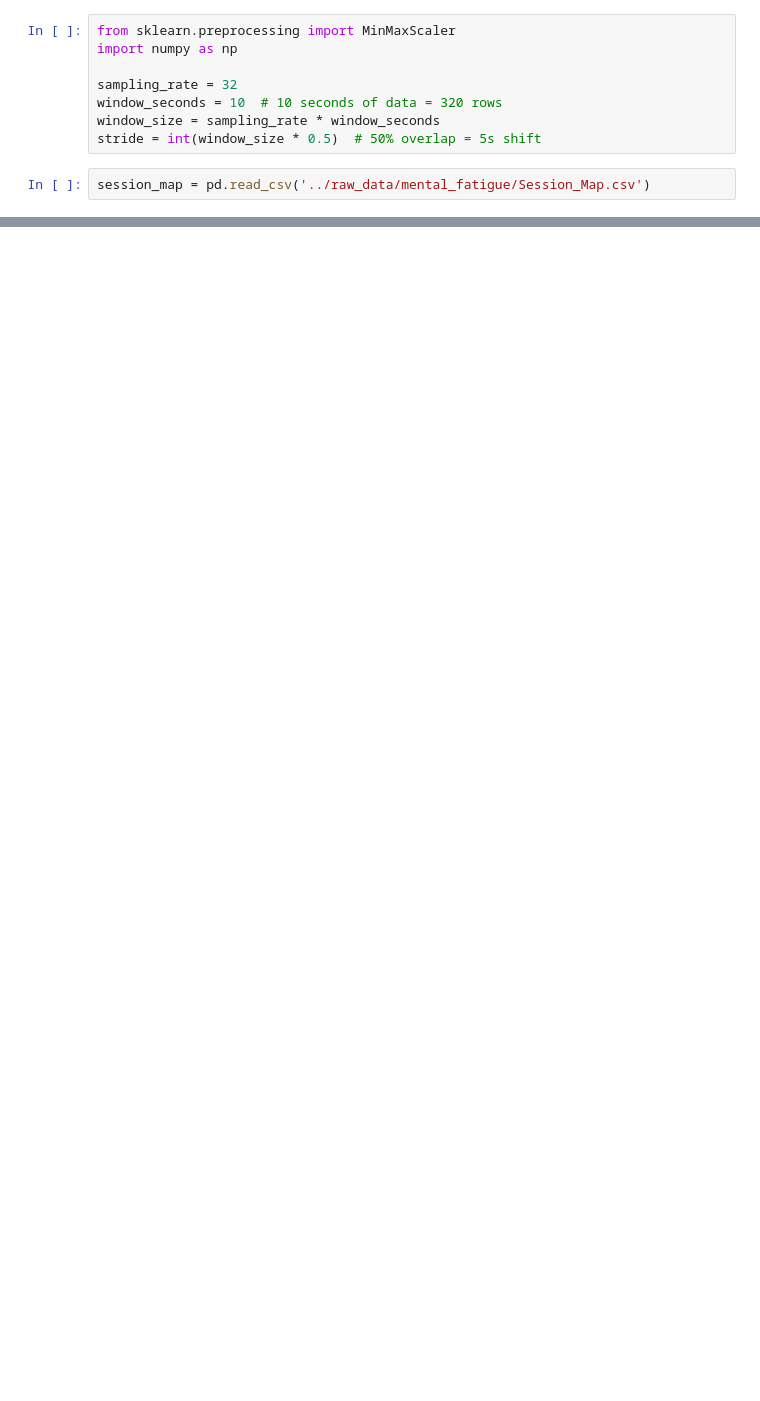
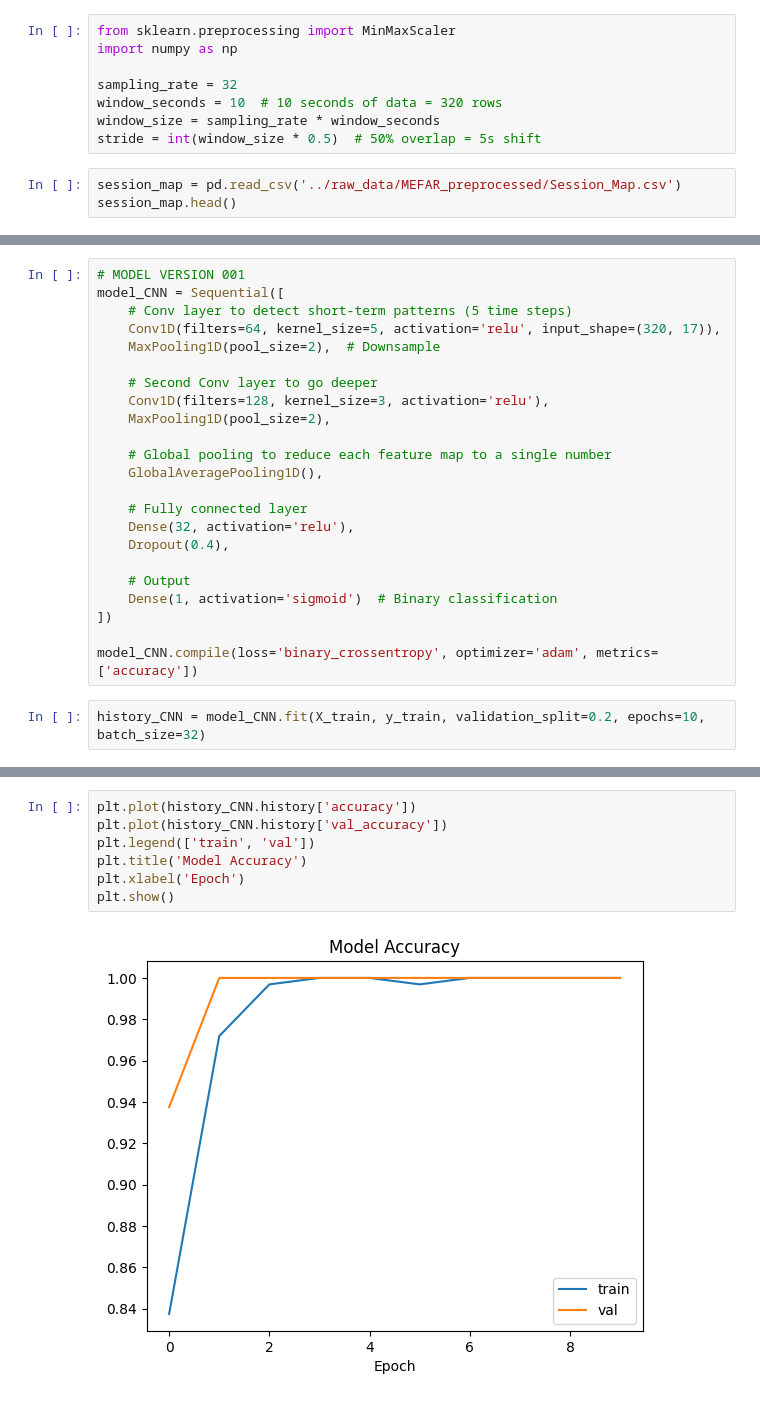
Before and after one commit to Cdennis51/Neurocheck, a Jupyter notebook: notebook/Model Creation.ipynb, the cells around one changed output, grey strips where cells are left out. Saved outputs shown, nothing was run; the diff lists cells and outputs as text; blank space fills up the shorter version.

Commit message:
Model Creation Notebook Updated

```diff
--- a/notebook/Model Creation.ipynb
+++ b/notebook/Model Creation.ipynb
@@ -55,4 +71,5 @@ window_seconds = 10  # 10 seconds of data = 320 rows
 window_size = sampling_rate * window_seconds
 stride = int(window_size * 0.5)  # 50% overlap = 5s shift
 # %%
-session_map = pd.read_csv('../raw_data/mental_fatigue/Session_Map.csv')
+session_map = pd.read_csv('../raw_data/MEFAR_preprocessed/Session_Map.csv')
+session_map.head()
@@ -133,0 +320,25 @@ X_norm = np.array([MinMaxScaler().fit_transform(window) for window in X_windows]
+# %%
+# MODEL VERSION 001
+model_CNN = Sequential([
+    # Conv layer to detect short-term patterns (5 time steps)
+    Conv1D(filters=64, kernel_size=5, activation='relu', input_shape=(320, 17)),
+    MaxPooling1D(pool_size=2),  # Downsample
+
+    # Second Conv layer to go deeper
+    Conv1D(filters=128, kernel_size=3, activation='relu'),
+    MaxPooling1D(pool_size=2),
+
+    # Global pooling to reduce each feature map to a single number
+    GlobalAveragePooling1D(),
+
+    # Fully connected layer
+    Dense(32, activation='relu'),
+    Dropout(0.4),
+
+    # Output
+    Dense(1, activation='sigmoid')  # Binary classification
+])
+
+model_CNN.compile(loss='binary_crossentropy', optimizer='adam', metrics=['accuracy'])
+# %%
+history_CNN = model_CNN.fit(X_train, y_train, validation_split=0.2, epochs=10, batch_size=32)
@@ -133,0 +391,9 @@ X_norm = np.array([MinMaxScaler().fit_transform(window) for window in X_windows]
+# %%
+plt.plot(history_CNN.history['accuracy'])
+plt.plot(history_CNN.history['val_accuracy'])
+plt.legend(['train', 'val'])
+plt.title('Model Accuracy')
+plt.xlabel('Epoch')
+plt.show()
+# %% [output]
+[figure, added]
```
Also changed, not shown: parts of 48 cells of this notebook, 1 other file.
